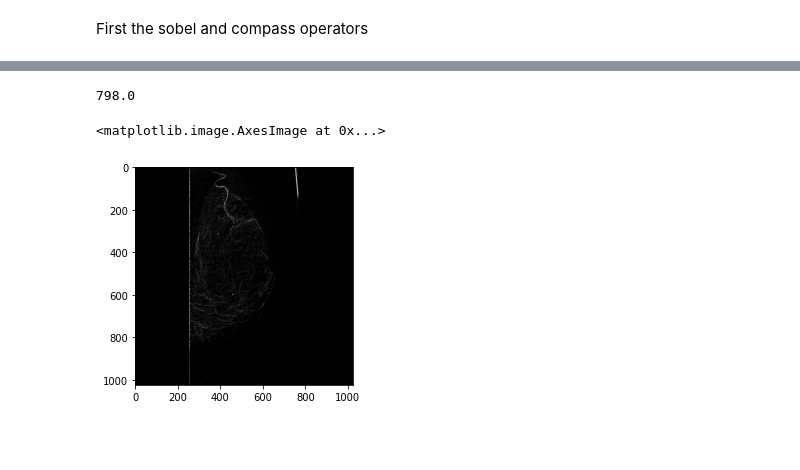
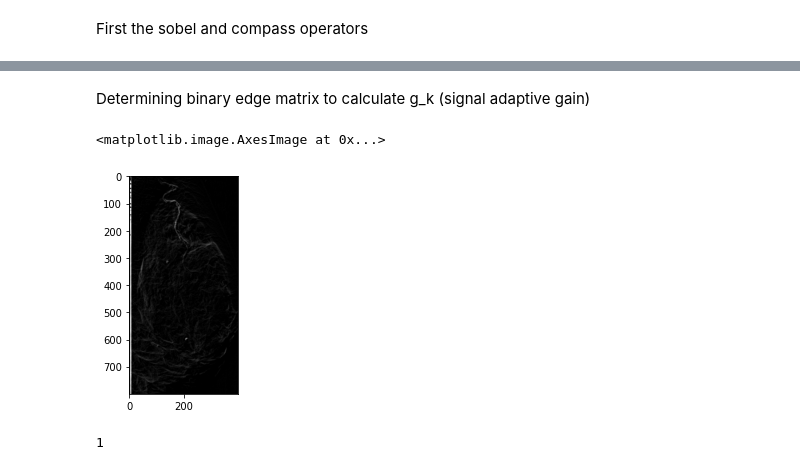
Before and after one commit to srijansingh53/MammoHance, a Jupyter notebook: data_viz.ipynb, the cells around one changed output, grey strips where cells are left out. Drawn from its saved outputs; the diff is of its cells as text; code cells hidden in the pictures; blank space fills up the shorter version.

```diff
--- a/data_viz.ipynb
+++ b/data_viz.ipynb
@@ -148,16 +177,12 @@ plt.imshow(sobely, cmap='gray')
+# %% [markdown]
+Determining binary edge matrix to calculate g_k (signal adaptive gain)
+# %%
+e = np.where(G>=127, 1, 0)
+plt.imshow(G,cmap='gray')
+# %% [output]
+<matplotlib.image.AxesImage at 0x...>
+[figure, added]
 # %%
-np.max(sobelx)
+np.max(e)
 # %% [output]
-798.0
+1
-# %%
-S1 = np.array([[-1,-2,-1],[0,0,0],[1,2,1]])
-S2 =np.array([[-1,0,1],[-2,0,2],[-1,0,1]])
-
-G1 = cv2.filter2D(image,-1,S1)
-G2 = cv2.filter2D(image,-1,S2)
-
-G=G1+G2
-plt.imshow(G,cmap='gray')
-# %% [output]
-<matplotlib.image.AxesImage at 0x...>
-[figure, removed]
```
Also changed, not shown: parts of 34 cells of this notebook.
